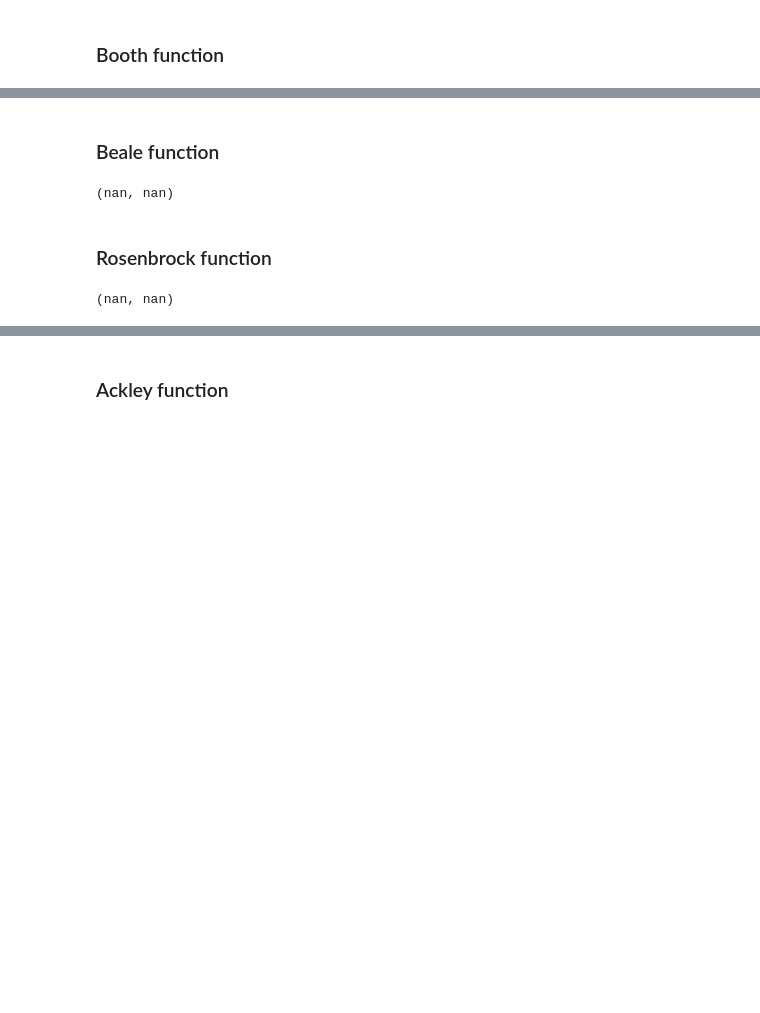
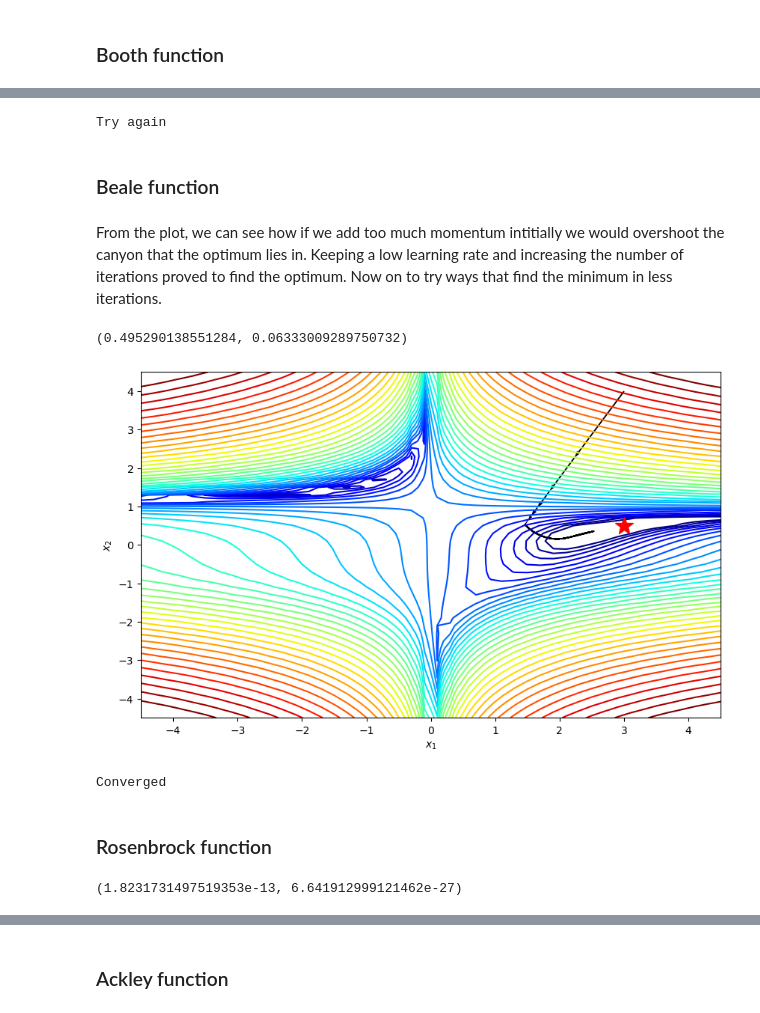
Before and after one commit to isaacdsloan/ee127_project, a Jupyter notebook: opt_algos.ipynb, the cells around one changed output, grey strips where cells are left out. Cells and saved outputs as stored; diff of their text form; code cells hidden in the pictures; blank space fills up the shorter version.

```diff
--- a/opt_algos.ipynb
+++ b/opt_algos.ipynb
@@ -530,2 +516,11 @@ ans.get_min_errs()
+# %%
+if eps[0] <= 1e-7 and eps[1] < 1e-14:
+    print("Converged")
+else:
+    print("Try again")
+# %% [output]
+Try again
 # %% [markdown]
 ### Beale function
+# %% [markdown]
+From the plot, we can see how if we add too much momentum intitially we would overshoot the canyon that the optimum lies in. Keeping a low learning rate and increasing the number of iterations proved to find the optimum. Now on to try ways that find the minimum in less iterations.
@@ -532,14 +535,29 @@ ans.get_min_errs()
+# %%
+def new_lr(t):
+    return 3e-5
 # %%
 # Replace parameters here
 params = dict(
-    method='adagrad',
-    lr=lr_,
-    num_iters=15,
-    alpha=0.8
+    method='nag',
+    lr=new_lr, # 3e-5
+    num_iters=17000,
+    gamma=0.5
 )
-ans.set_settings(fn_name='beale', x0=np.array([8, 9]), **params)
-ans.get_min_errs()
+ans.set_settings(fn_name='beale', x0=np.array([3, 4]), **params)
+eps = ans.get_min_errs()
+eps
 # %% [output]
-(nan, nan)
+(0.495290138551284, 0.06333009289750732)
+# %%
+ans.path2d()
+# %% [output]
+[figure, added]
+# %%
+if eps[0] <= 0.5 and eps[1] < 0.07:
+    print("Converged")
+else:
+    print("Try again")
+# %% [output]
+Converged
 # %% [markdown]
 ### Rosenbrock function
@@ -546,11 +570,13 @@ ans.get_min_errs()
 # %%
 # Replace parameters here
 params = dict(
-    method='adagrad',
-    lr=lr_,
-    num_iters=10,
+    method='momentum',
+    lr=new_lr,
+    num_iters=100000,
+    gamma=0.6
 )
-ans.set_settings(fn_name='rosen2d', x0=np.array([2, 9]), **params)
-ans.get_min_errs()
+ans.set_settings(fn_name='rosen2d', x0=np.array([8, 9]), **params)
+eps = ans.get_min_errs()
+eps
 # %% [output]
-(nan, nan)
+(1.8231731497519353e-13, 6.641912999121462e-27)
```
Also changed, not shown: parts of 13 cells of this notebook.
